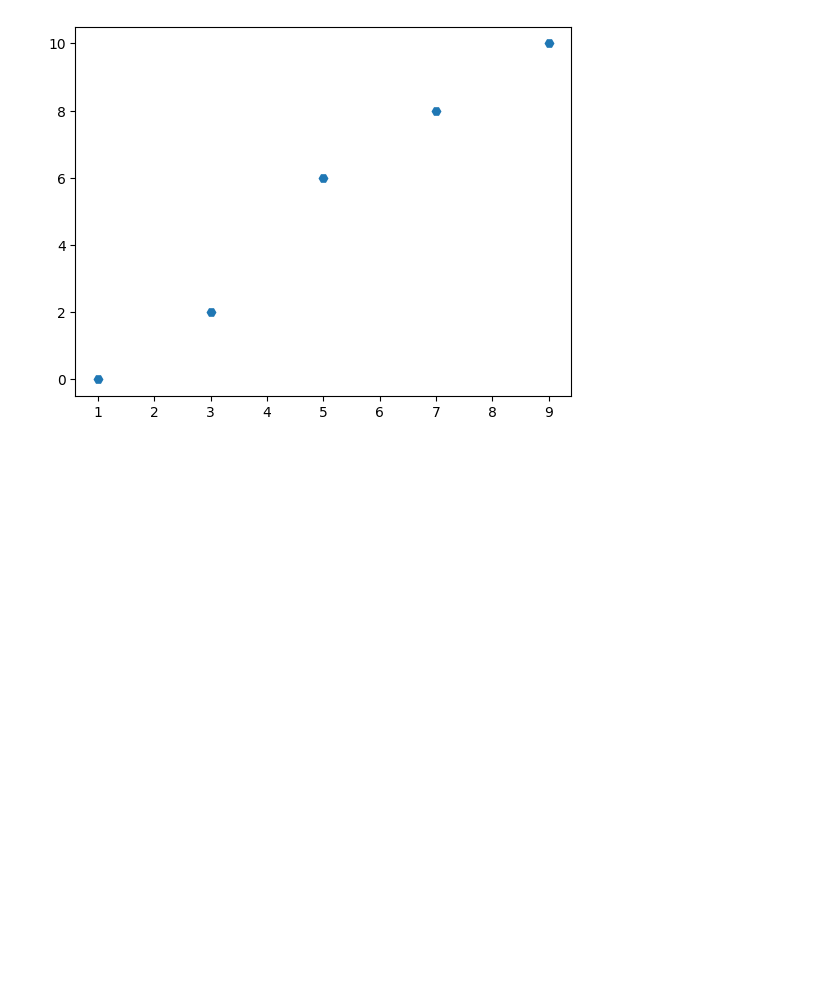
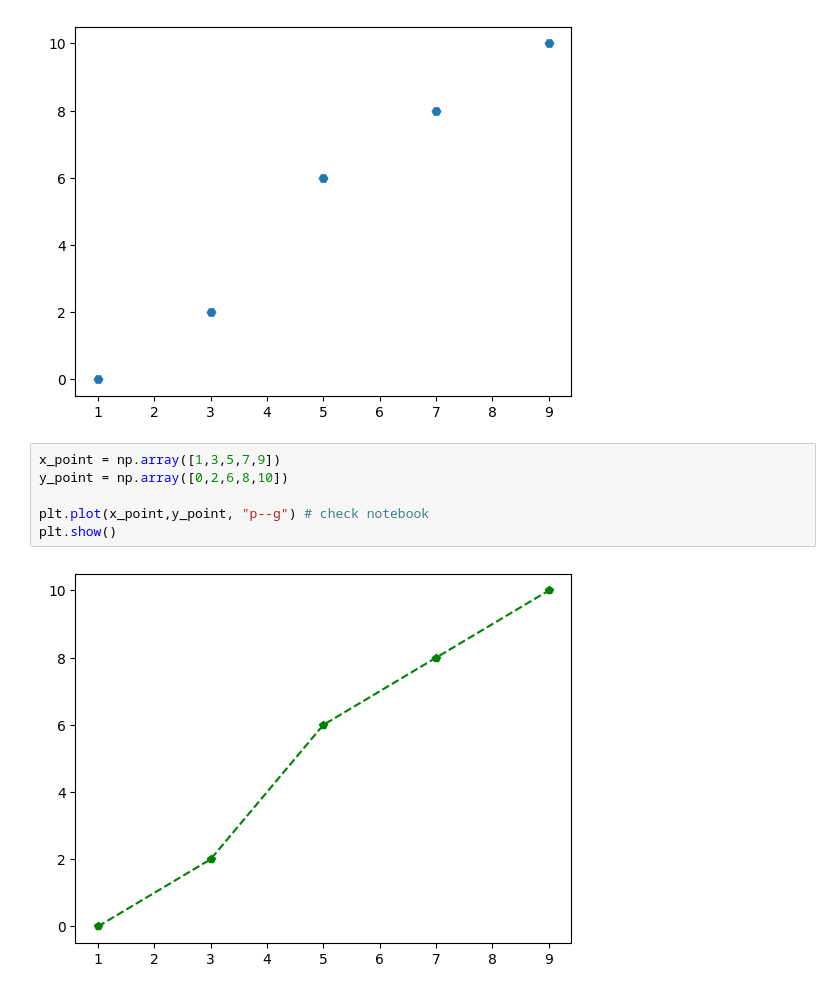
Before and after one commit to AbilashSP10/Python_Learning, a Jupyter notebook: MathPlotLib/Mathplotlib.ipynb, the cells around one changed output. Drawn from its saved outputs; the diff is of its cells as text; blank space fills up the shorter version.

```diff
--- a/MathPlotLib/Mathplotlib.ipynb
+++ b/MathPlotLib/Mathplotlib.ipynb
@@ -17,3 +17,11 @@ plt.plot(x_point,y_point, "H") # check notebook
 plt.show()
 # %% [output]
 [figure]
+# %%
+x_point = np.array([1,3,5,7,9])
+y_point = np.array([0,2,6,8,10])
+
+plt.plot(x_point,y_point, "p--g") # check notebook
+plt.show()
+# %% [output]
+[figure, added]
```
Also changed, not shown: parts of 2 cells of this notebook.
